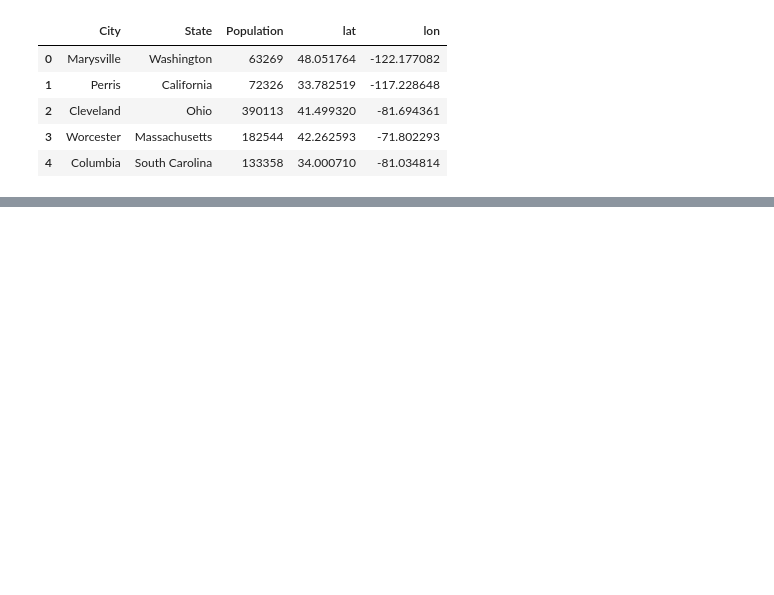
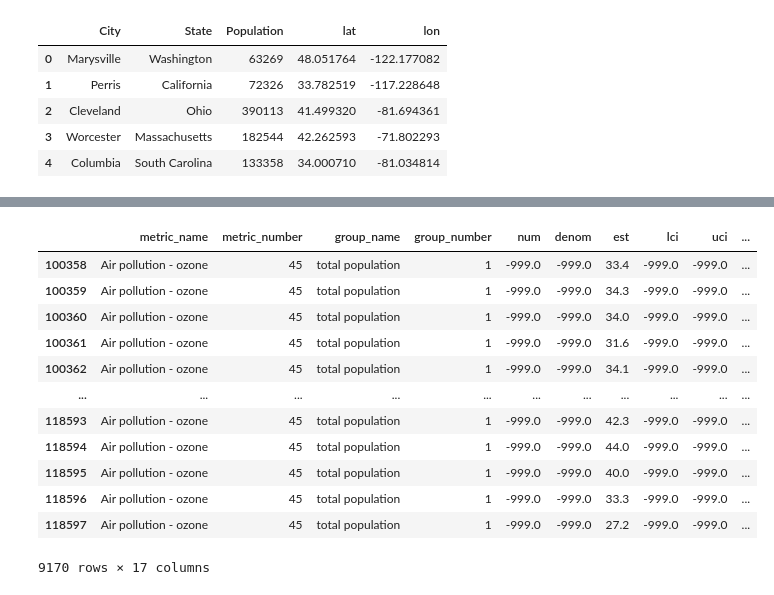
Before and after one commit to kenthansen98/transportation-health, a Jupyter notebook: api_data.ipynb, the cells around one changed output, grey strips where cells are left out. Saved outputs shown, nothing was run; the diff lists cells and outputs as text; code cells hidden in the pictures; blank space fills up the shorter version.

```diff
--- a/api_data.ipynb
+++ b/api_data.ipynb
@@ -16,0 +19,3 @@ city_info = city_info[city_info['Population'] > 100000]
+# %%
+all_health_data = pd.read_csv('/Users/kenthansen/Projects/All CHDB Cities v14 - released April 4th, 2022/CHDB_data_city_all_v14.csv')
+all_health_data.head()
@@ -16,0 +30,16 @@ city_info = city_info[city_info['Population'] > 100000]
+# %%
+all_health_data[all_health_data['metric_name'] == 'Air pollution - ozone'].iloc[:, 5:]
+# %% [output]
+|  | metric_name | metric_number | group_name | group_number | num | denom | est | lci | uci | ... |
+| 100358 | Air pollution - ozone | 45 | total population | 1 | -999.0 | -999.0 | 33.4 | -999.0 | -999.0 | ... |
+| 100359 | Air pollution - ozone | 45 | total population | 1 | -999.0 | -999.0 | 34.3 | -999.0 | -999.0 | ... |
+| 100360 | Air pollution - ozone | 45 | total population | 1 | -999.0 | -999.0 | 34.0 | -999.0 | -999.0 | ... |
+| 100361 | Air pollution - ozone | 45 | total population | 1 | -999.0 | -999.0 | 31.6 | -999.0 | -999.0 | ... |
+| 100362 | Air pollution - ozone | 45 | total population | 1 | -999.0 | -999.0 | 34.1 | -999.0 | -999.0 | ... |
+| ... | ... | ... | ... | ... | ... | ... | ... | ... | ... | ... |
+| 118593 | Air pollution - ozone | 45 | total population | 1 | -999.0 | -999.0 | 42.3 | -999.0 | -999.0 | ... |
+| 118594 | Air pollution - ozone | 45 | total population | 1 | -999.0 | -999.0 | 44.0 | -999.0 | -999.0 | ... |
+| 118595 | Air pollution - ozone | 45 | total population | 1 | -999.0 | -999.0 | 40.0 | -999.0 | -999.0 | ... |
+| 118596 | Air pollution - ozone | 45 | total population | 1 | -999.0 | -999.0 | 33.3 | -999.0 | -999.0 | ... |
+| 118597 | Air pollution - ozone | 45 | total population | 1 | -999.0 | -999.0 | 27.2 | -999.0 | -999.0 | ... |
+9170 rows × 17 columns
```
Also changed, not shown: parts of 29 cells of this notebook, 9 other files.
